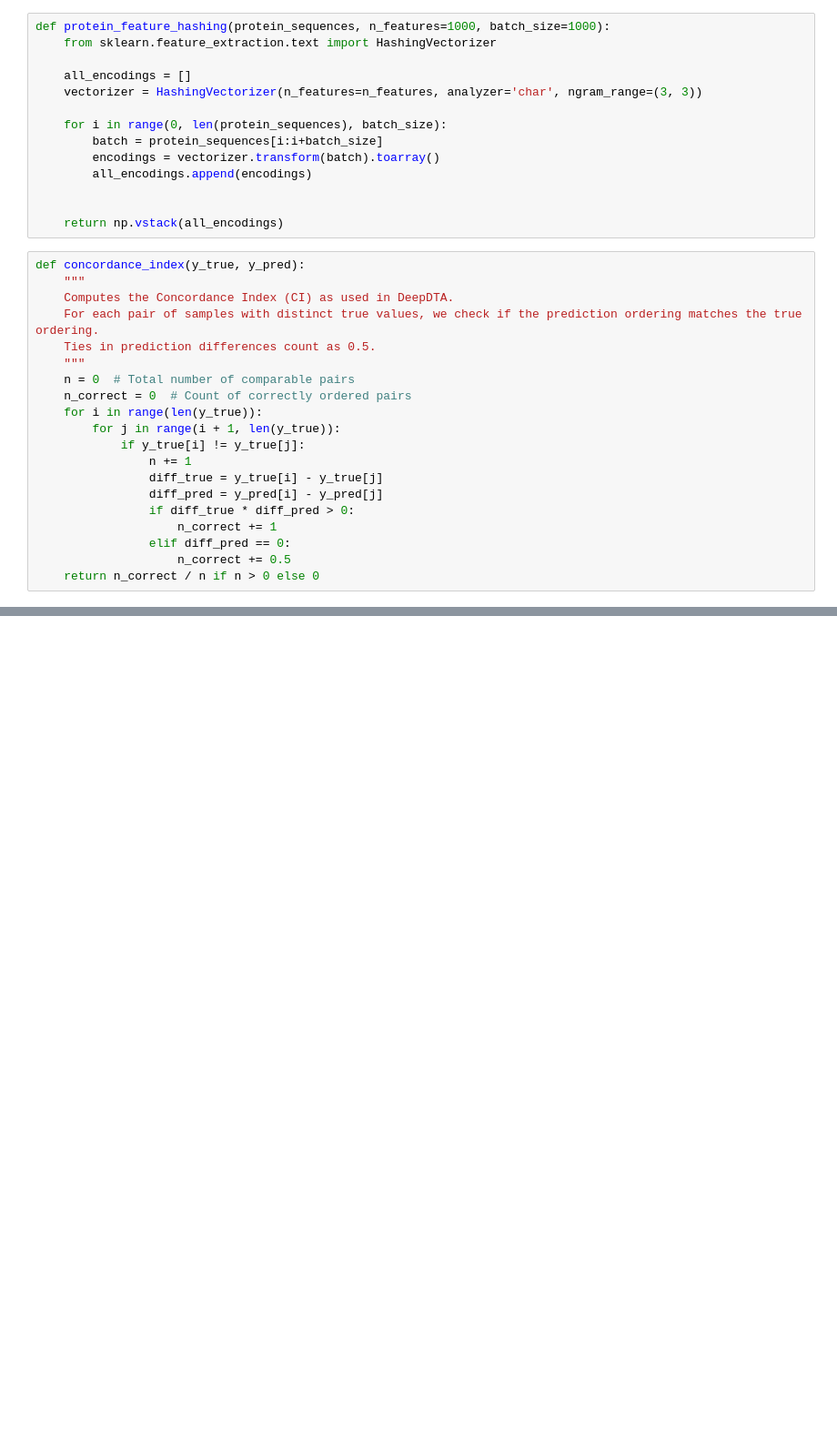
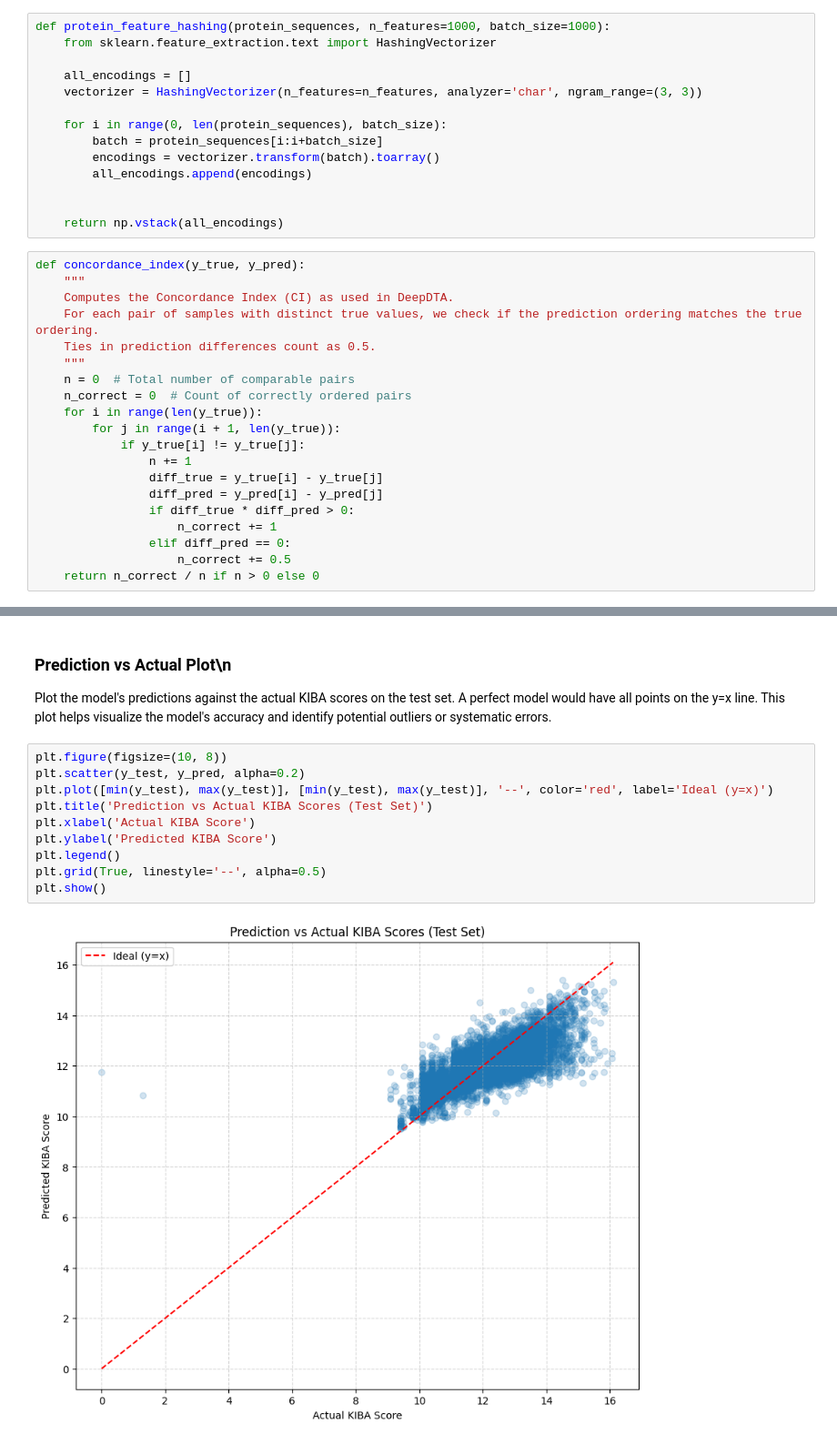
Before and after one commit to m9framar/KIBA-BME2025, a Jupyter notebook: KIBA.ipynb, the cells around one changed output, grey strips where cells are left out. Shown: that part at 91% size. Drawn from its saved outputs; the diff is of its cells as text; blank space fills up the shorter version.

```diff
--- a/KIBA.ipynb
+++ b/KIBA.ipynb
@@ -185,0 +228,15 @@ plot_top_features(model)
+# %% [markdown]
+### Prediction vs Actual Plot\n
+Plot the model's predictions against the actual KIBA scores on the test set. A perfect model would have all points on the y=x line. This plot helps visualize the model's accuracy and identify potential outliers or systematic errors.
+# %%
+plt.figure(figsize=(10, 8))
+plt.scatter(y_test, y_pred, alpha=0.2)
+plt.plot([min(y_test), max(y_test)], [min(y_test), max(y_test)], '--', color='red', label='Ideal (y=x)')
+plt.title('Prediction vs Actual KIBA Scores (Test Set)')
+plt.xlabel('Actual KIBA Score')
+plt.ylabel('Predicted KIBA Score')
+plt.legend()
+plt.grid(True, linestyle='--', alpha=0.5)
+plt.show()
+# %% [output]
+[figure, added]
```
Also changed, not shown: parts of 17 cells of this notebook.
